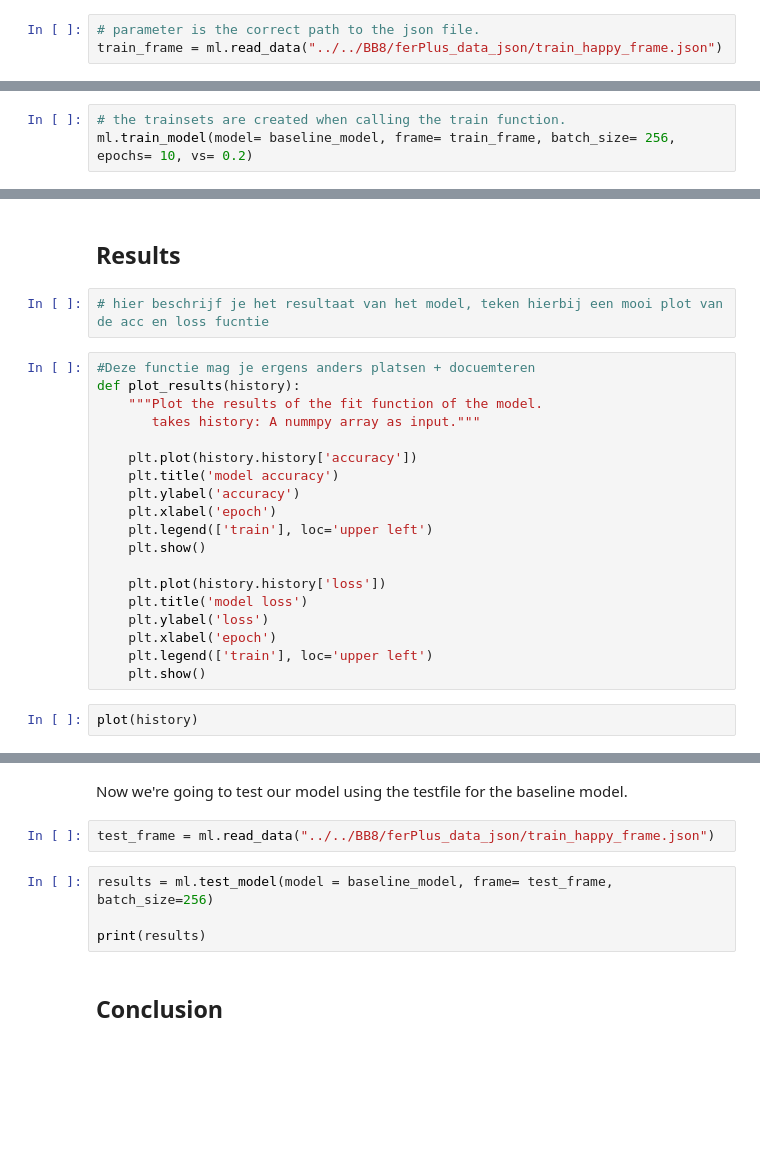
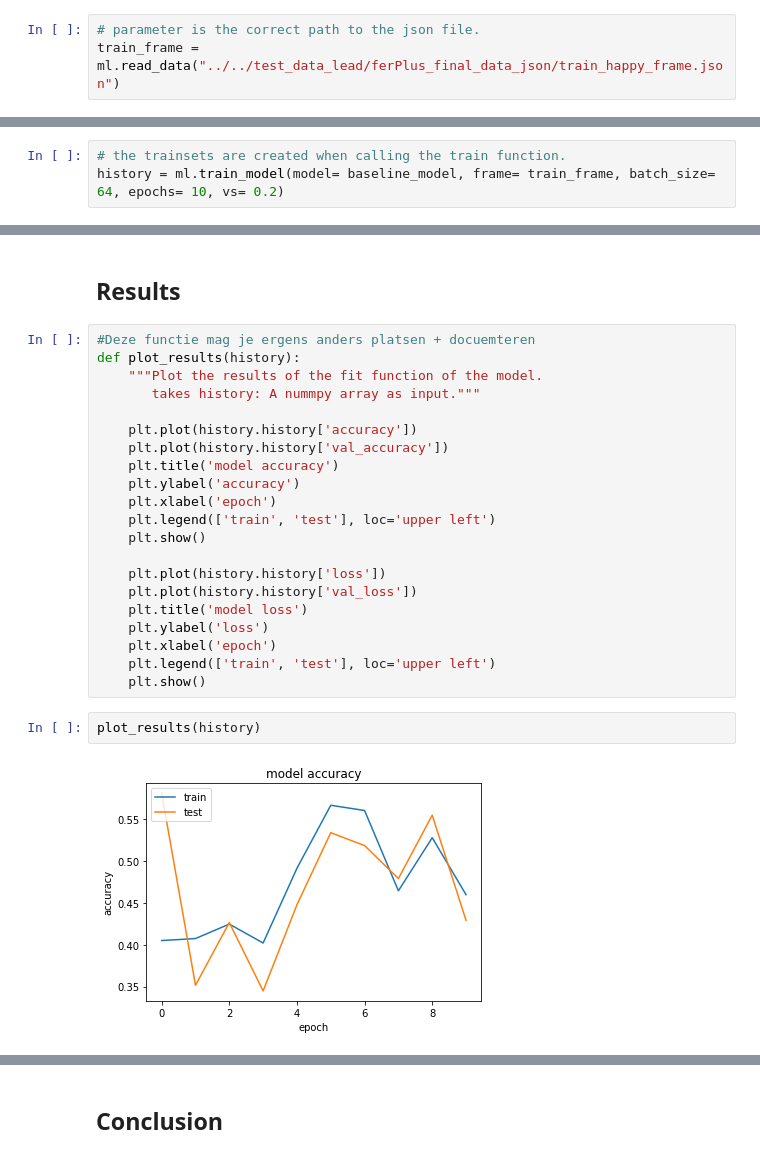
Before and after one commit to BB8-2020/EmpathicRobot, a Jupyter notebook: baseline-model/Analyse_baseline_model.ipynb, the cells around one changed output, grey strips where cells are left out. Saved outputs shown, nothing was run; the diff lists cells and outputs as text; blank space fills up the shorter version.

```diff
--- a/baseline-model/Analyse_baseline_model.ipynb
+++ b/baseline-model/Analyse_baseline_model.ipynb
@@ -67,4 +64,4 @@ Looks good, time to compile!
 To compile the model we use Adam optimaizer and categorical_crossentropy as los function. Let us now train the model. We start by reading the correct json dataset.
 # %%
 # parameter is the correct path to the json file.
-train_frame = ml.read_data("../../BB8/ferPlus_data_json/train_happy_frame.json")
+train_frame = ml.read_data("../../test_data_lead/ferPlus_final_data_json/train_happy_frame.json")
@@ -74,5 +69,5 @@ KeyboardInterrupt:
 Now we create the trainsets and use these to train our model.
 # %%
 # the trainsets are created when calling the train function.
-ml.train_model(model= baseline_model, frame= train_frame, batch_size= 256, epochs= 10, vs= 0.2)
+history = ml.train_model(model= baseline_model, frame= train_frame, batch_size= 64, epochs= 10, vs= 0.2)
 # %% [output]
@@ -82,7 +108,5 @@ KeyboardInterrupt:
 # %% [markdown]
 ## Results
-# %%
-# hier beschrijf je het resultaat van het model, teken hierbij een mooi plot van de acc en loss fucntie
 # %%
 #Deze functie mag je ergens anders platsen + docuemteren
 def plot_results(history):
@@ -90,17 +114,21 @@ def plot_results(history):
        takes history: A nummpy array as input."""
 
     plt.plot(history.history['accuracy'])
+    plt.plot(history.history['val_accuracy'])
     plt.title('model accuracy')
     plt.ylabel('accuracy')
     plt.xlabel('epoch')
-    plt.legend(['train'], loc='upper left')
+    plt.legend(['train', 'test'], loc='upper left')
     plt.show()
 
     plt.plot(history.history['loss'])
+    plt.plot(history.history['val_loss'])
     plt.title('model loss')
     plt.ylabel('loss')
     plt.xlabel('epoch')
-    plt.legend(['train'], loc='upper left')
+    plt.legend(['train', 'test'], loc='upper left')
     plt.show()
 # %%
-plot(history)
+plot_results(history)
+# %% [output]
+[figure, added]
@@ -107,11 +136,3 @@ plot(history)
-# %% [markdown]
-Now we're going to test our model using the testfile for the baseline model.
-# %%
-test_frame = ml.read_data("../../BB8/ferPlus_data_json/train_happy_frame.json")
-# %%
-results = ml.test_model(model = baseline_model, frame= test_frame, batch_size=256)
-
-print(results)
 # %% [markdown]
 ## Conclusion
 # %%
```
Also changed, not shown: parts of 10 cells of this notebook, 1 other file.
